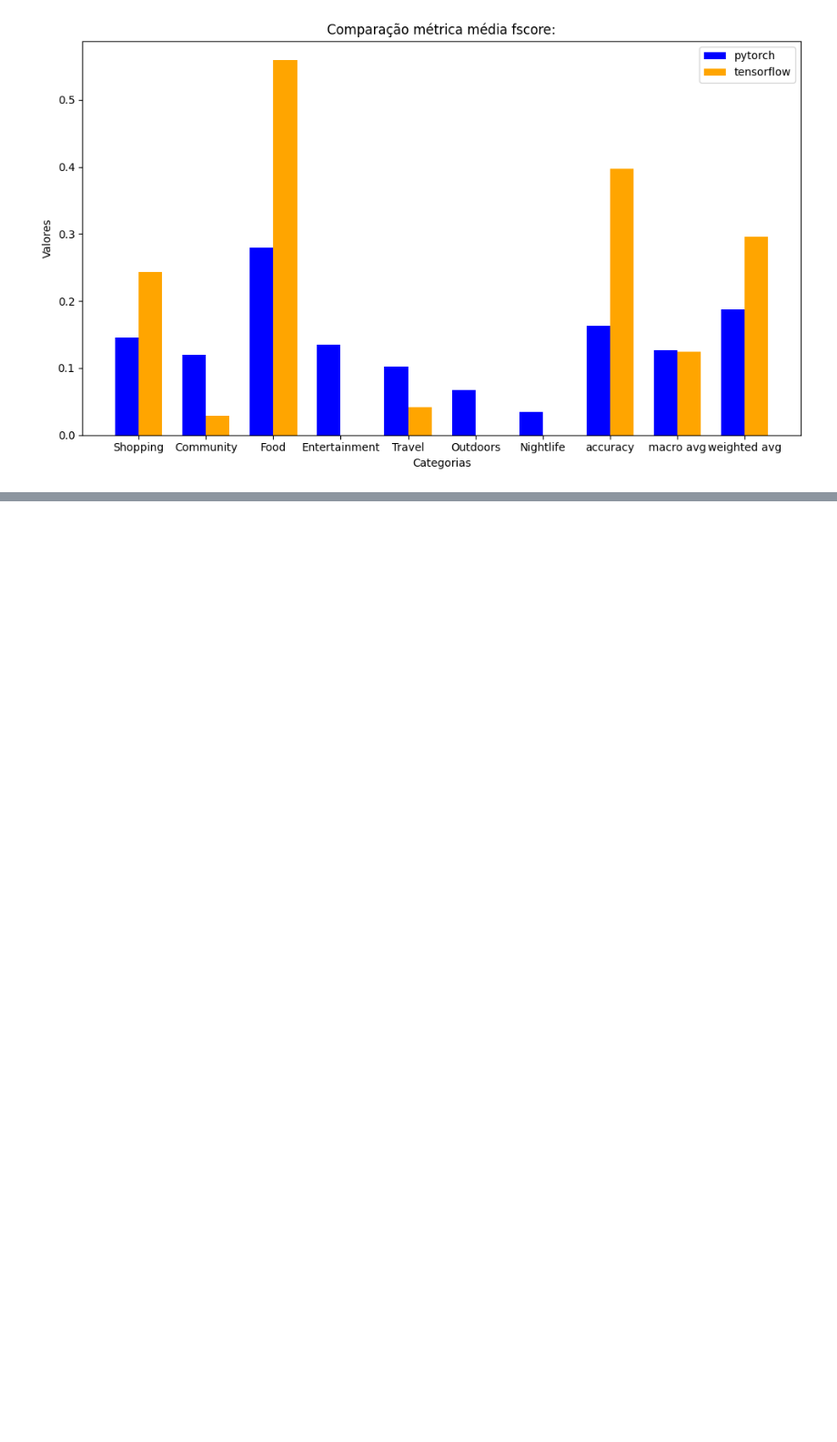
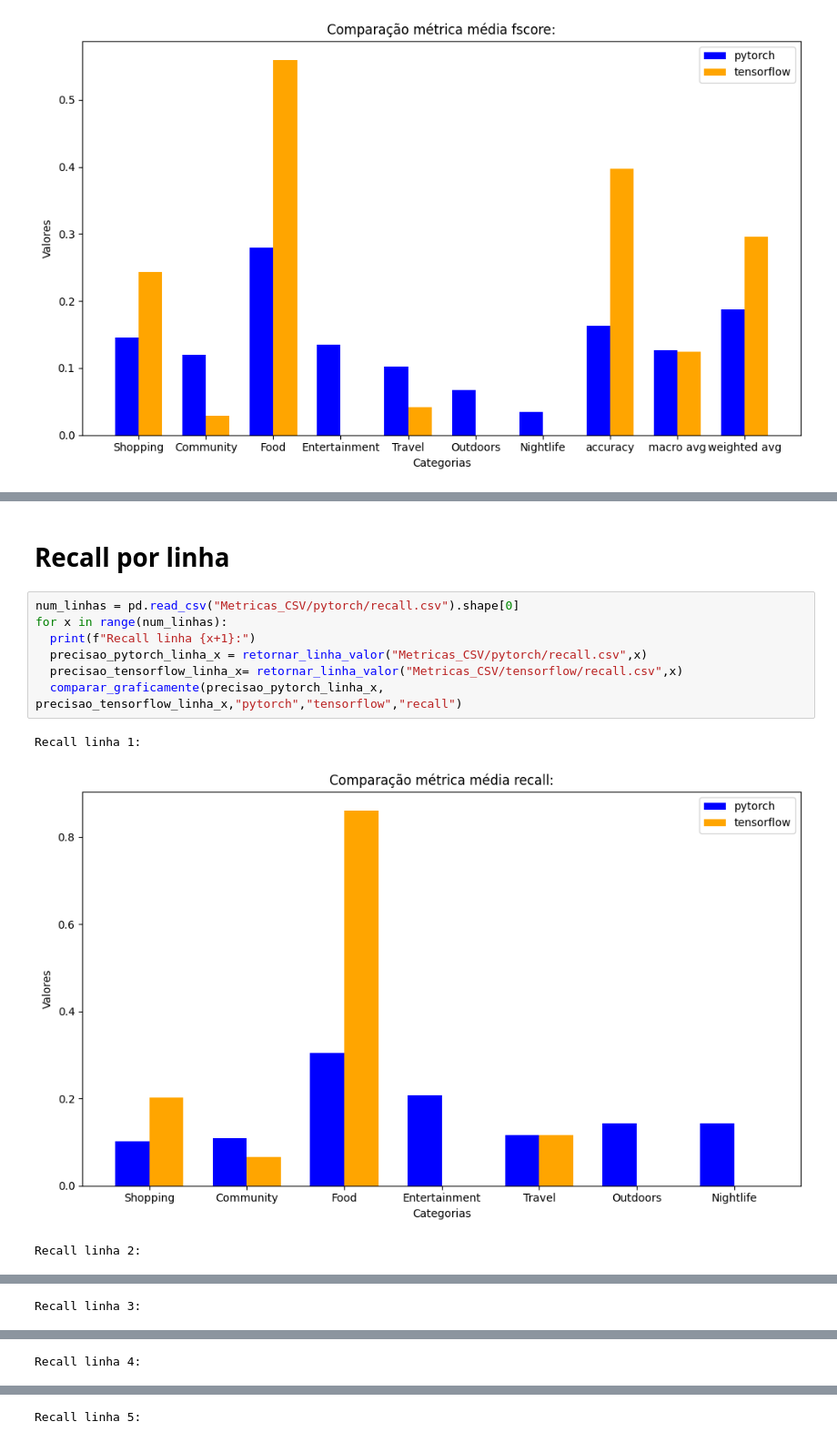
Before and after one commit to TarikSalles/PGC_NN_Pytorch, a Jupyter notebook: Comparacao_Metricas_PGC_Alabama_Atualizado.ipynb, the cells around one changed output, grey strips where cells are left out. Shown: that part at 91% size. Cells and saved outputs as stored; diff of their text form; blank space fills up the shorter version.

```diff
--- a/Comparacao_Metricas_PGC_Alabama_Atualizado.ipynb
+++ b/Comparacao_Metricas_PGC_Alabama_Atualizado.ipynb
@@ -86,0 +141,13 @@ comparar_graficamente(precisao_pytorch_media, precisao_tensorflow_media,"pytorch
+# %% [markdown]
+<h1> Recall por linha </h1>
+# %%
+num_linhas = pd.read_csv("Metricas_CSV/pytorch/recall.csv").shape[0]
+for x in range(num_linhas):
+  print(f"Recall linha {x+1}:")
+  precisao_pytorch_linha_x = retornar_linha_valor("Metricas_CSV/pytorch/recall.csv",x)
+  precisao_tensorflow_linha_x= retornar_linha_valor("Metricas_CSV/tensorflow/recall.csv",x)
+  comparar_graficamente(precisao_pytorch_linha_x, precisao_tensorflow_linha_x,"pytorch","tensorflow","recall")
+# %% [output]
+Recall linha 1:
+[figure, added]
+Recall linha 2:
@@ -86,0 +155 @@ comparar_graficamente(precisao_pytorch_media, precisao_tensorflow_media,"pytorch
+Recall linha 3:
@@ -86,0 +157 @@ comparar_graficamente(precisao_pytorch_media, precisao_tensorflow_media,"pytorch
+Recall linha 4:
@@ -86,0 +159 @@ comparar_graficamente(precisao_pytorch_media, precisao_tensorflow_media,"pytorch
+Recall linha 5:
```
Also changed, not shown: parts of 9 cells of this notebook.
